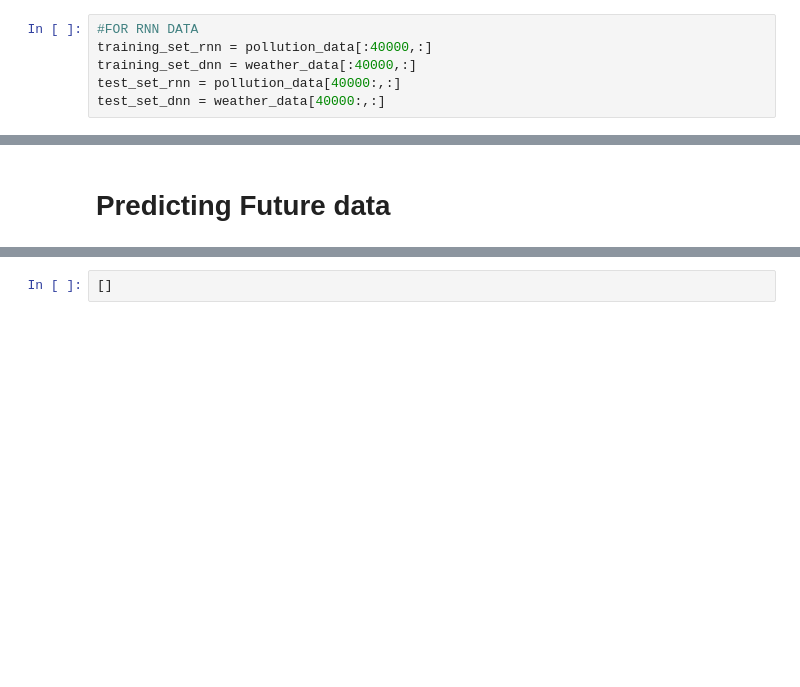
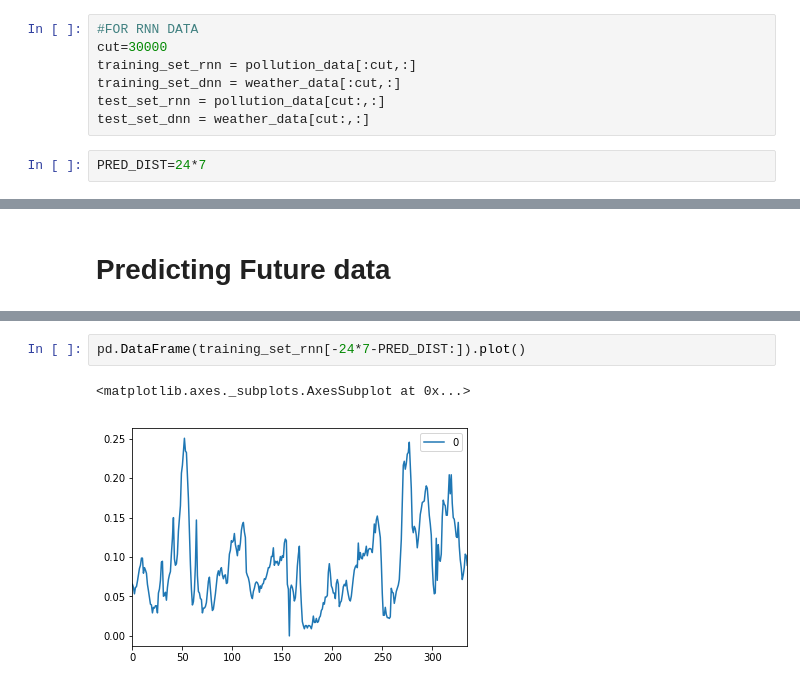
Before and after one commit to SAint7579/Hybrid_LSTM-DNN_PollutionForecasting, a Jupyter notebook: RNN_DNN_HYB.ipynb, the cells around one changed output, grey strips where cells are left out. Drawn from its saved outputs; the diff is of its cells as text; blank space fills up the shorter version.

```diff
--- a/RNN_DNN_HYB.ipynb
+++ b/RNN_DNN_HYB.ipynb
@@ -67,10 +95,13 @@ Shape:  (43800, 20)
 # Splitting the data into train and test set
 # %%
 #FOR RNN DATA
-training_set_rnn = pollution_data[:40000,:]
-training_set_dnn = weather_data[:40000,:]
-test_set_rnn = pollution_data[40000:,:]
-test_set_dnn = weather_data[40000:,:]
+cut=30000
+training_set_rnn = pollution_data[:cut,:]
+training_set_dnn = weather_data[:cut,:]
+test_set_rnn = pollution_data[cut:,:]
+test_set_dnn = weather_data[cut:,:]
+# %%
+PRED_DIST=24*7
 # %%
 def next_batch(training_data_rnn,training_data_dnn,steps):
     """
@@ -268,2 +297,5 @@ print(score_mae)
-# %%
-[]
+# %%
+pd.DataFrame(training_set_rnn[-24*7-PRED_DIST:]).plot()
+# %% [output]
+<matplotlib.axes._subplots.AxesSubplot at 0x...>
+[figure, added]
```
Also changed, not shown: parts of 12 cells of this notebook, 11 other files.
